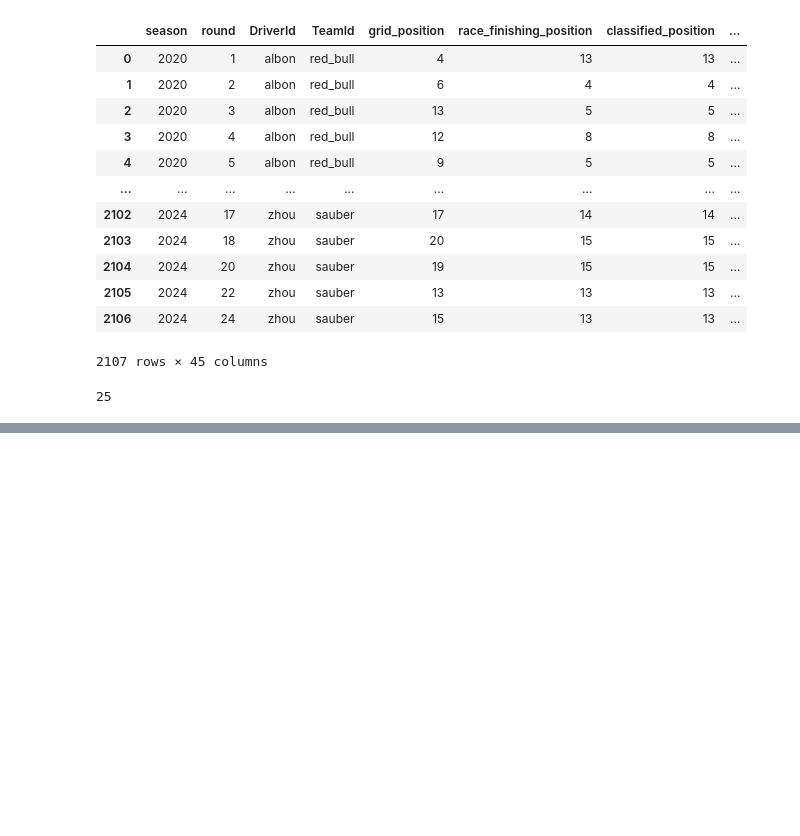
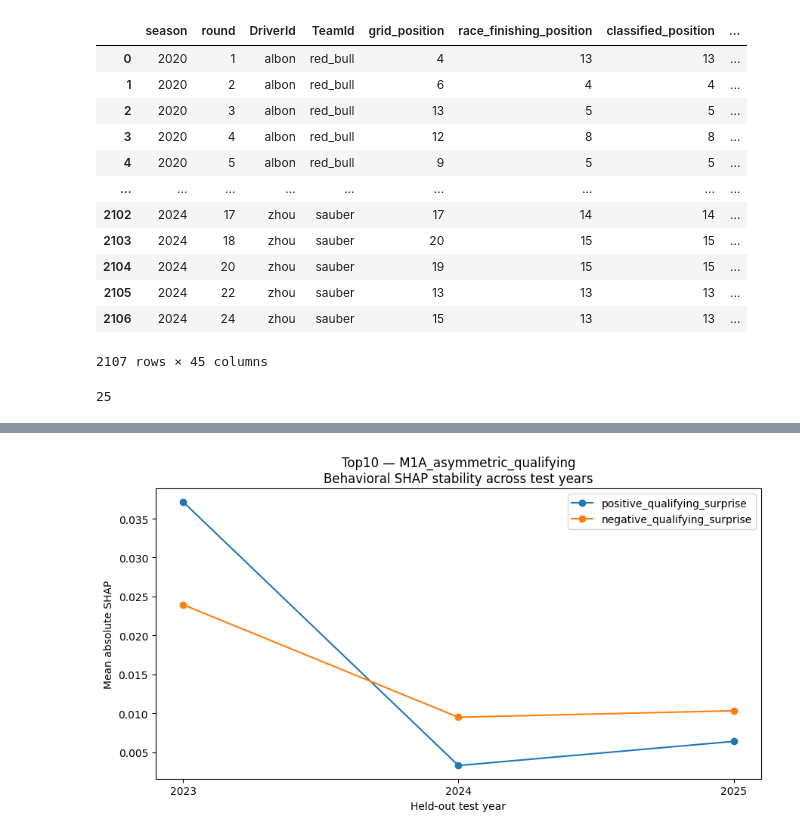
Before and after one commit to felipevalencla/ML-formula-one-expectation-relative-asymmetry, a Jupyter notebook: F1_experiments.ipynb, the cells around one changed output, grey strips where cells are left out. Drawn from its saved outputs; the diff is of its cells as text; code cells hidden in the pictures; blank space fills up the shorter version.

```diff
--- a/F1_experiments.ipynb
+++ b/F1_experiments.ipynb
@@ -205,0 +4683,83 @@ M4_symmetric
+# %%
+# ------------------------------------------------------------
+# YEARLY BEHAVIORAL SHAP IMPORTANCE PLOT
+# ------------------------------------------------------------
+
+def plot_yearly_behavioral_shap(
+    target,
+    model_name
+):
+
+    temp = behavioral_shap_yearly[
+        (behavioral_shap_yearly["target"] -- target) &
+        (
+            behavioral_shap_yearly["model"]
+            -- model_name
+        )
+    ].copy()
+
+    plt.figure(
+        figsize=(9, 5)
+    )
+
+    for feature in temp[
+        "feature"
+    ].unique():
+
+        feature_df = temp[
+            temp["feature"] -- feature
+        ].sort_values(
+            "test_year"
+        )
+
+        plt.plot(
+            feature_df["test_year"],
+            feature_df["mean_abs_shap"],
+            marker="o",
+            label=feature
+        )
+
+    plt.xticks(
+        [2023, 2024, 2025]
+    )
+
+    plt.xlabel(
+        "Held-out test year"
+    )
+
+    plt.ylabel(
+        "Mean absolute SHAP"
+    )
+
+    plt.title(
+        f"{target} — {model_name}\n"
+        "Behavioral SHAP stability across test years"
+    )
+
+    plt.legend()
+
+    plt.tight_layout()
+
+    plt.show()
+
+plot_yearly_behavioral_shap(
+    "Top10",
+    "M1A_asymmetric_qualifying"
+)
+
+plot_yearly_behavioral_shap(
+    "Top10",
+    "M2A_asymmetric_gain_loss"
+)
+
+plot_yearly_behavioral_shap(
+    "Podium",
+    "M1A_asymmetric_qualifying"
+)
+
+plot_yearly_behavioral_shap(
+    "Podium",
+    "M2A_asymmetric_gain_loss"
+)
+# %% [output]
+[figure, added]
```
Also changed, not shown: parts of 97 cells of this notebook, 17 other files.
